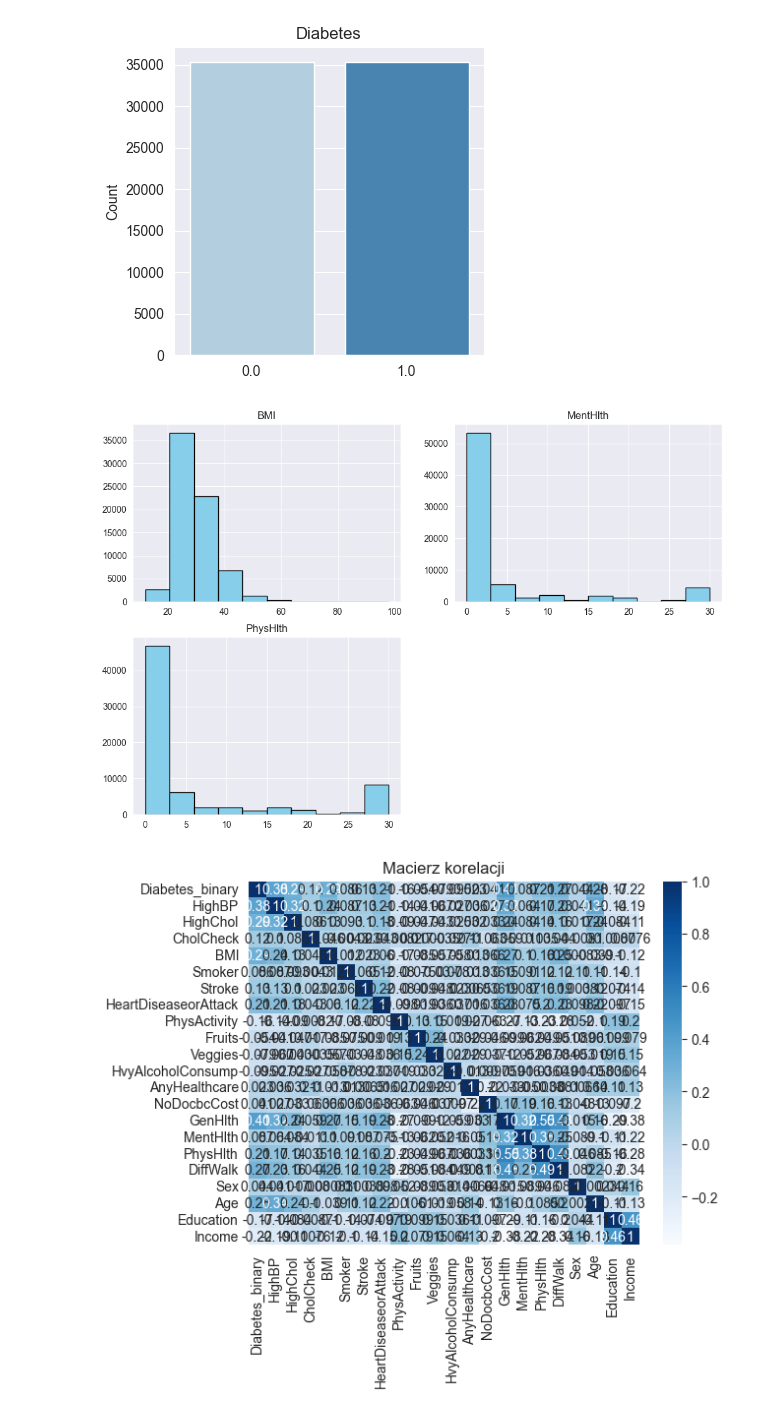
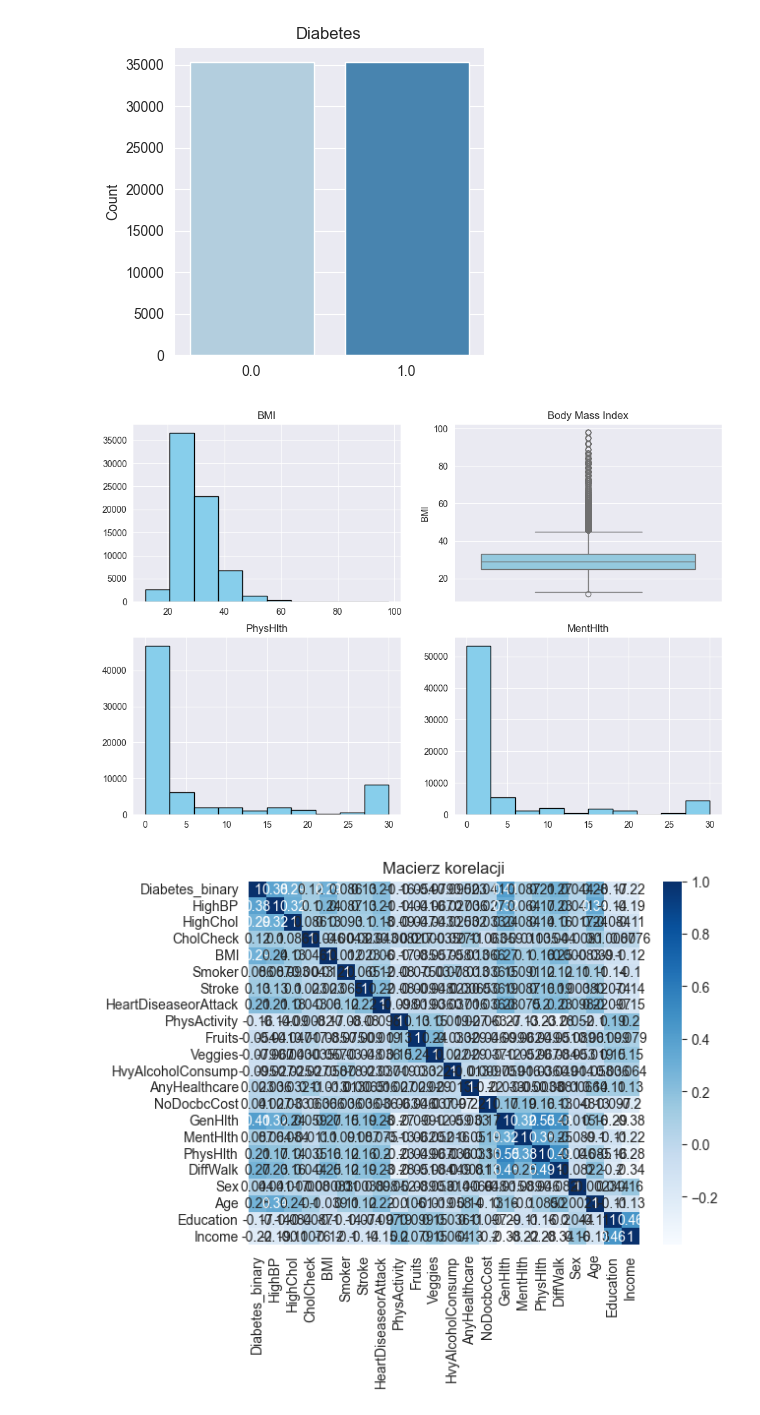
Before and after one commit to p0mona/diploma, a Jupyter notebook: main.ipynb, the cells around one changed output. Cells and saved outputs as stored; diff of their text form; code cells hidden in the pictures.

Commit message:
add boxplot for bmi

```diff
--- a/main.ipynb
+++ b/main.ipynb
@@ -179,21 +179,25 @@ Passing `palette` without assigning `hue` is deprecated and will be removed in v
 # %%
 plt.figure(figsize=(12, 8))
 
 plt.subplot(2, 2, 1)
 features['BMI'].hist(edgecolor='black', color='skyblue')
 plt.title('BMI')
 
 plt.subplot(2, 2, 2)
-features['MentHlth'].hist(edgecolor='black', color='skyblue')
-plt.title('MentHlth')
+sns.boxplot(y=features['BMI'], color='skyblue')
+plt.title("Body Mass Index")
 
 plt.subplot(2, 2, 3)
 features['PhysHlth'].hist(edgecolor='black', color='skyblue')
 plt.title('PhysHlth')
 
+plt.subplot(2, 2, 4)
+features['MentHlth'].hist(edgecolor='black', color='skyblue')
+plt.title('MentHlth')
+
 plt.show()
 # %% [output]
-[figure, old version]
+[figure, new version]
 # %%
 cols = data.columns
 sns.heatmap(data[cols].corr(), annot=True, cmap='Blues')
```
Also changed, not shown: parts of 1 cell of this notebook.
